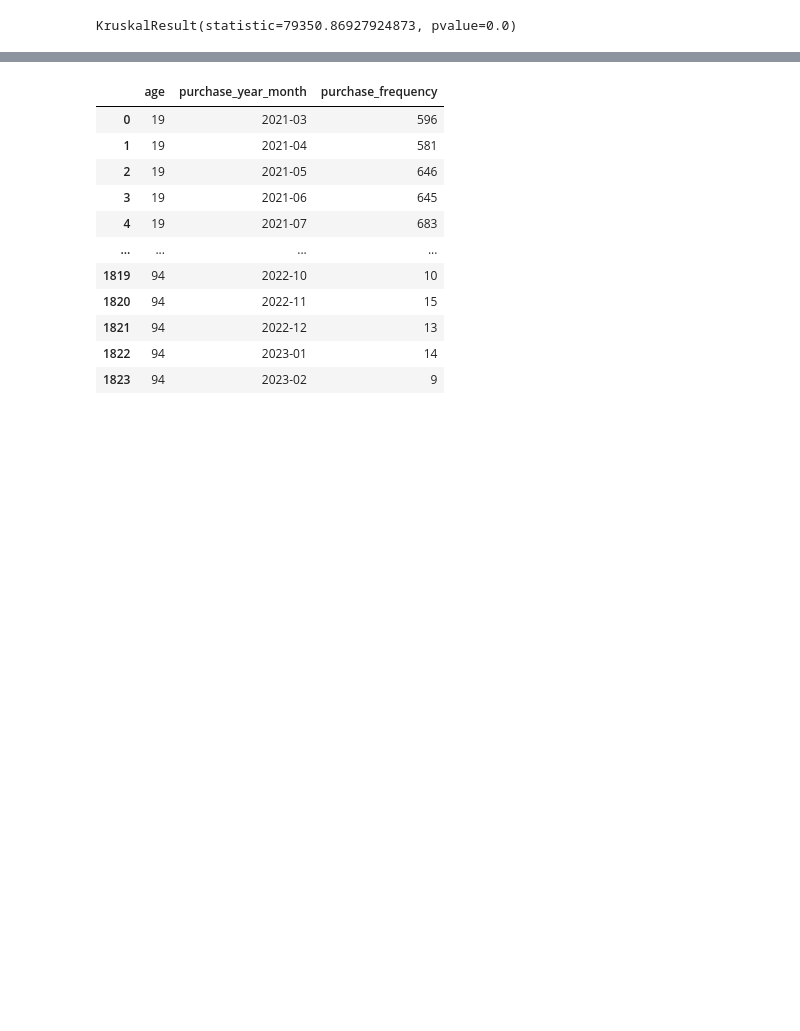
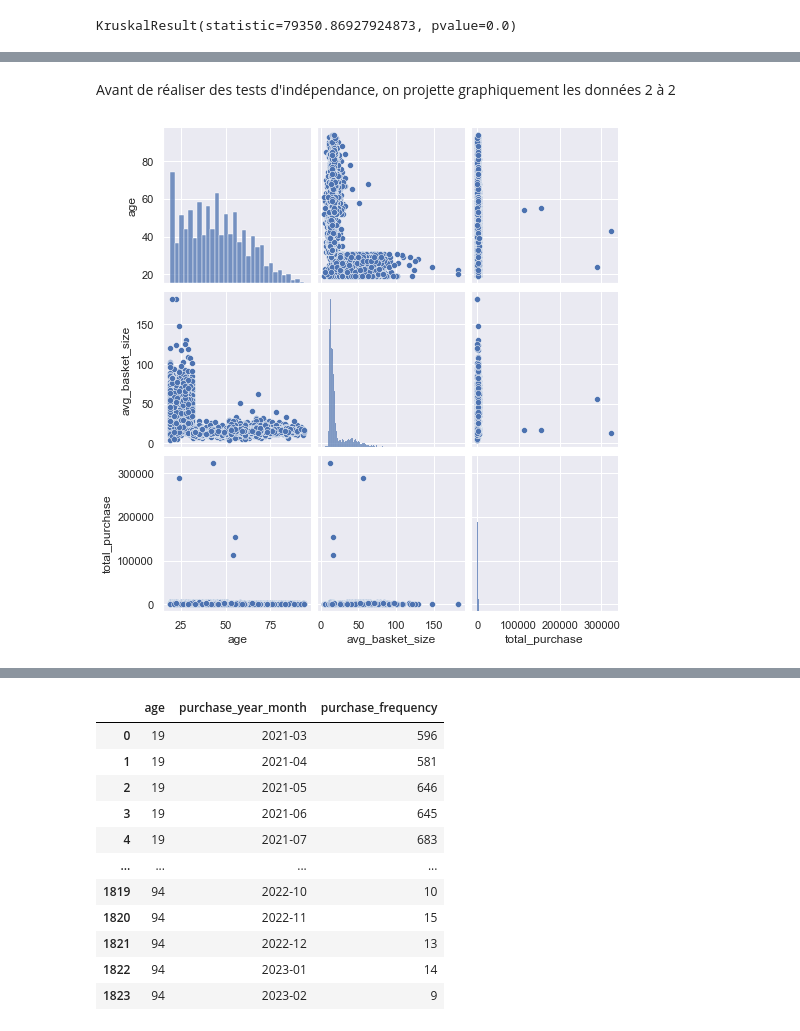
Before and after one commit to dumbor/P6---Analyse-de-ventes, a Jupyter notebook: Analysez les ventes d'une librairie.ipynb, the cells around one changed output, grey strips where cells are left out. Cells and saved outputs as stored; diff of their text form; code cells hidden in the pictures; blank space fills up the shorter version.

```diff
--- a/Analysez les ventes d'une librairie.ipynb
+++ b/Analysez les ventes d'une librairie.ipynb
@@ -1274,7 +1291,7 @@ Quand on dispose d’un petit échantillon, la pertinence de ce test repose sur
 # %%
 plt.subplots(figsize=(10,5))
 ax = sns.boxplot(x="age", y="categ", data=bivariate_df, linewidth=2,fliersize=1.5,orient="h")
-
+sns.set(style="darkgrid")
 plt.xlabel("Âge", fontsize = 15, labelpad=15)
 plt.ylabel("Catégorie", fontsize = 15, labelpad=15)
 plt.title("Lien entre Age et Catégorie", fontsize = 20,loc='center', pad=20)
@@ -1463,2 +1413,2 @@ quanti_var_df
 # %%
-age_purchase_df=main_df.copy()
+age_basket_df=main_df.copy()
@@ -1487,0 +1420,2 @@ age_purchase_df=
+# %%
+age_basket_df=age_basket_df.groupby(['client_id', 'age']).agg(avg_basket_size=('price','mean'),total_purchase=('price','sum')).reset_index()
@@ -1487,0 +1431,6 @@ age_purchase_df=
+# %% [markdown]
+Avant de réaliser des tests d'indépendance, on projette graphiquement les données 2 à 2
+# %%
+ax=sns.pairplot(age_basket_df.iloc[:,:])
+# %% [output]
+[figure, added]
```
Also changed, not shown: parts of 102 cells of this notebook.
